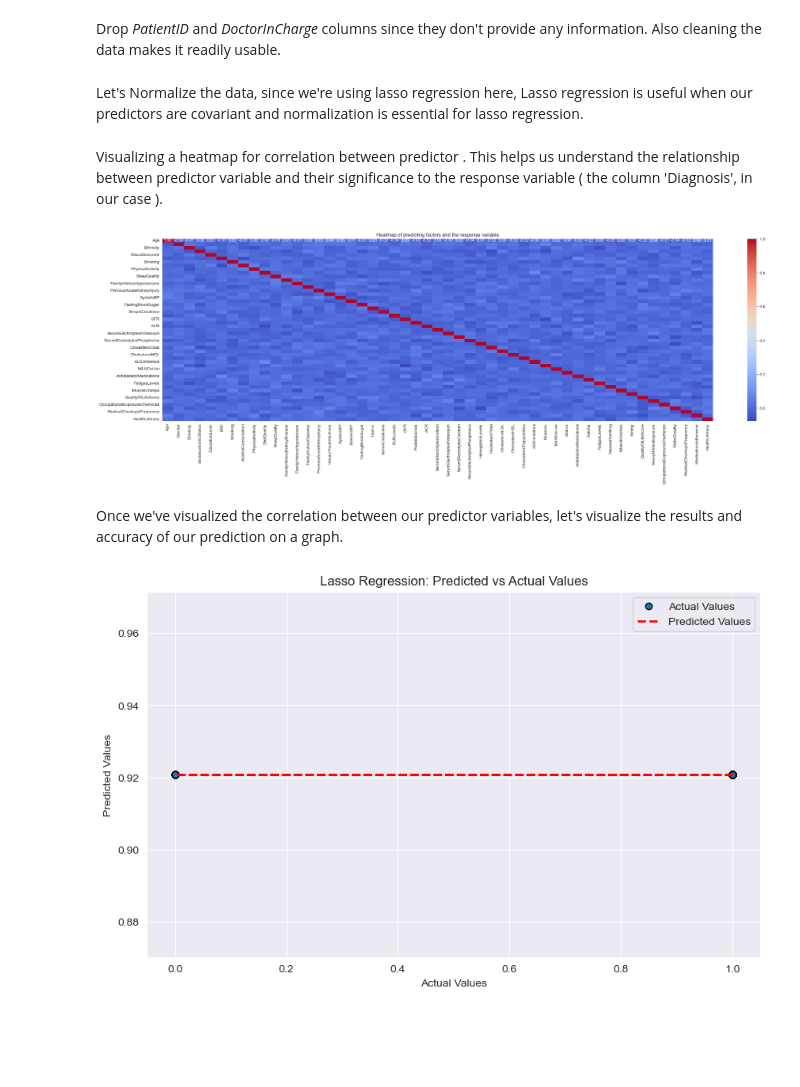
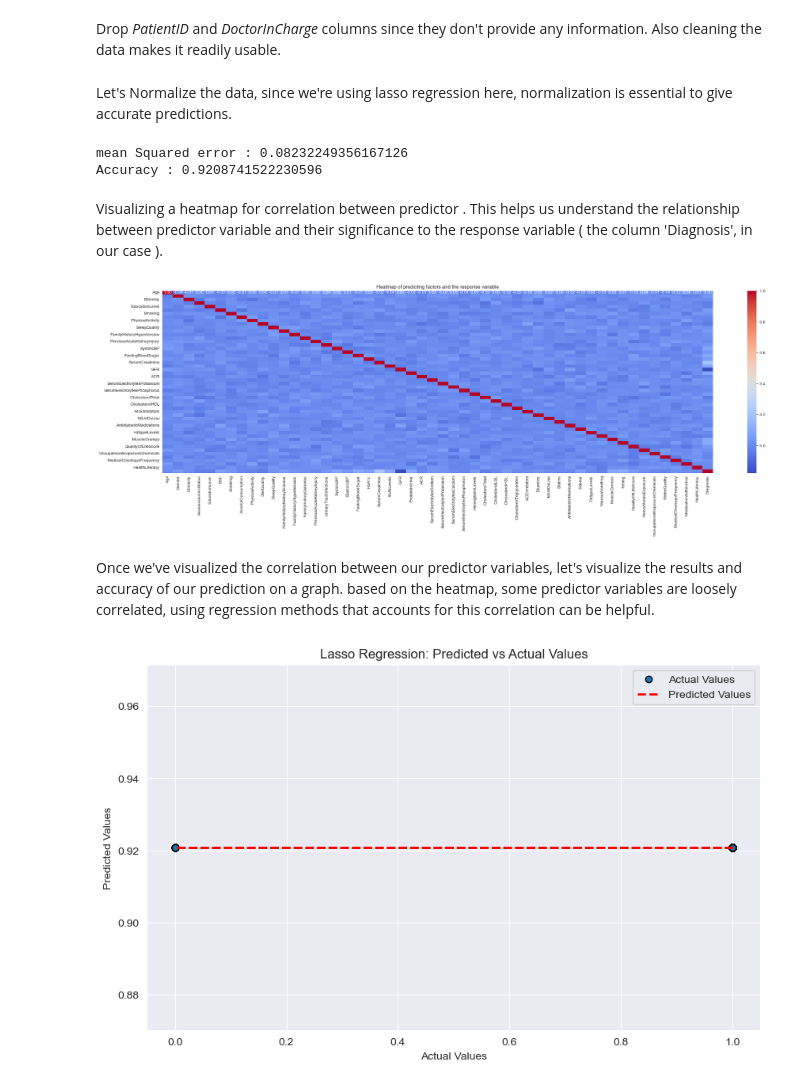
Before and after one commit to anjali-deshpande-hub/chronic_kidney_disease, a Jupyter notebook: src/CKD.ipynb, the cells around one changed output. Saved outputs shown, nothing was run; the diff lists cells and outputs as text; code cells hidden in the pictures; blank space fills up the shorter version.

```diff
--- a/src/CKD.ipynb
+++ b/src/CKD.ipynb
@@ -43,5 +44,5 @@ X_data,Y_data=clean_data(raw_data=df,response_column='Diagnosis',columns=columns
 # %% [markdown]
-Let's Normalize the data, since we're using lasso regression here, Lasso regression is useful when our predictors are covariant and normalization is essential for lasso regression.
+Let's Normalize the data, since we're using lasso regression here, normalization is essential to give accurate predictions.
 # %%
 from sklearn import preprocessing
 from sklearn.model_selection import train_test_split
@@ -51,27 +52,32 @@ min_max_scaler = preprocessing.MinMaxScaler()
 X_scaled =pd.DataFrame(min_max_scaler.fit_transform(x))
 X_train, X_test, y_train, y_test = train_test_split(X_scaled, Y_data, test_size=0.2, random_state=random_seed)
 # %%
-#implement lasso regression with MSE (Mean squared error) as the predictor variables exhibit covariance.
+#implement lasso regression with MSE (Mean squared error) as the predictor variables are correlated.
 from sklearn.linear_model import Lasso
 from sklearn.metrics import mean_squared_error
 lasso = Lasso(alpha=0.1)
-lasso.fit(X_train, y_train)
+result=lasso.fit(X_train, y_train)
 y_pred = lasso.predict(X_test)
 lasso_mse = mean_squared_error(y_test, y_pred)
 coefficients = lasso.coef_
 intercept = lasso.intercept_
+print ("mean Squared error : " + lasso_mse.__str__())
+print("Accuracy : "+intercept.__str__())
+# %% [output]
+mean Squared error : 0.08232249356167126
+Accuracy : 0.9208741522230596
 # %% [markdown]
 Visualizing a heatmap for correlation between predictor . This helps us understand the relationship between predictor variable and their significance to the response variable ( the column 'Diagnosis', in our case ).
 # %%
-corr_matrix = X_data.corr()
+corr_matrix = df.corr()
 plt.figure(figsize=(30, 8))
 sns.heatmap(corr_matrix, annot=True, cmap='coolwarm', fmt='.2f')
 plt.title('Heatmap of predicting factors and the response variable')
 plt.show()
 # %% [output]
-[figure, old version]
+[figure, new version]
 # %% [markdown]
-Once we've visualized the correlation between our predictor variables, let's visualize the results and accuracy of our prediction on a graph.
+Once we've visualized the correlation between our predictor variables, let's visualize the results and accuracy of our prediction on a graph. based on the heatmap, some predictor variables are loosely correlated, using regression methods that accounts for this correlation can be helpful.
 # %%
 # Plotting Predicted vs Actual Values
 plt.figure(figsize=(10, 6))
```
Also changed, not shown: parts of 8 cells of this notebook.
